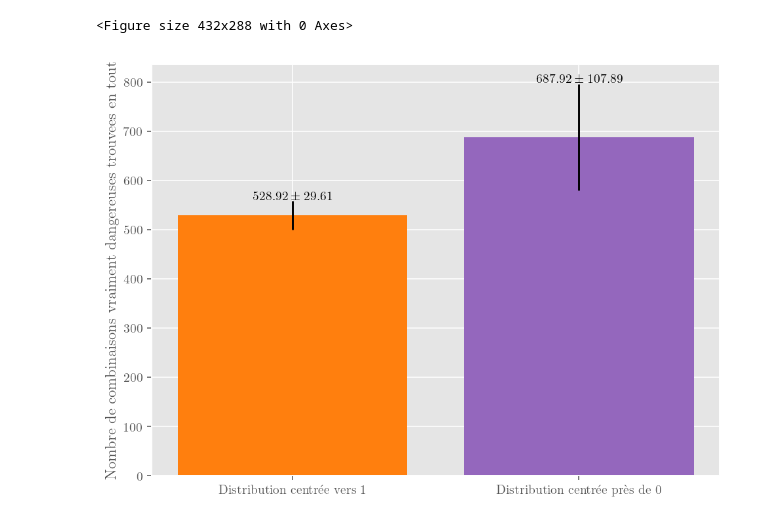
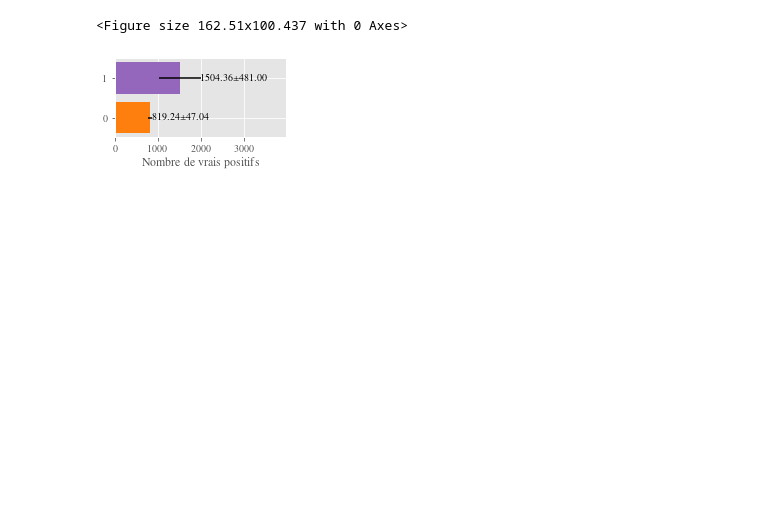
Before and after one commit to Quoding/optimneuralbandits, a Jupyter notebook: testing/viz/vizualize_perf_metrics_aaai.ipynb, the cells around one changed output. Cells and saved outputs as stored; diff of their text form; code cells hidden in the pictures; blank space fills up the shorter version.

```diff
--- a/testing/viz/vizualize_perf_metrics_aaai.ipynb
+++ b/testing/viz/vizualize_perf_metrics_aaai.ipynb
@@ -63,0 +96,18 @@ upper_lim = 30100
+# %%
+# figsize = viz_config.set_size(300)
+figsize = None
+flag_two = True
+experiments = ['DE_500_rx_100000_combis_10_patterns_23_bs64_warmup10000_nmembers32_valnoval_ldsFalse_trainevery10_patience100_usedecay_lrplateau_layers1_withnoise_exactdecay_expl1', 'DE_500_rx_100000_combis_10_patterns_skew0_35_bs64_warmup10000_nmembers32_valnoval_ldsFalse_trainevery10_patience100_usedecay_lrplateau_layers1_withnoise_exactdecay_expl1']
+Ns = [10000, 10000]
+datasets = ['500_rx_100000_combis_10_patterns_23', '500_rx_100000_combis_10_patterns_skew0_35']
+labels = ['Neutral', 'Protective']
+colors = ["tab:orange", "tab:purple"]
+styles = ['-' for label in labels]
+
+labels_fn = "vs"
+interval = 200
+upper_lim = 30100
+
+plt.rcParams['text.latex.preamble'] = r"""\usepackage{type1cm}
+\usepackage{newtxtext}
+\usepackage[varvw]{newtxmath}"""
@@ -147,38 +322,47 @@ for metric in metrics_to_eval:
 # %%
-handles, labels = ax2.get_legend_handles_labels()
-leg = plt.figure("legend")
+handles, labels = ax.get_legend_handles_labels()
+figsize_leg = viz_config.set_size(332.89723, 0.49)
+leg = plt.figure("legend", figsize=figsize_leg)
 leg.legend(handles, labels, loc='center')
+# leg.show()
 leg.savefig('images/polypharmacy/perf/legend.pdf', format='pdf')
 # %% [output]
-<Figure size 432x288 with 0 Axes>
+<Figure size 162.51x100.437 with 0 Axes>
 # %%
 # Plot ratio found pat
 metric = "n_inter_alls"
 n_inter_means = []
 n_inter_stds = []
 
 for i, exp in enumerate(experiments):
     n_inters = []
     for j in range(n_runs):
         n_inters.append(metrics_dict[exp][metric][j][-1])
 
     n_inters = np.array(n_inters)
     mean = np.nanmean(n_inters)
     n_inter_means.append(mean)
     n_inter_std = np.nanstd(n_inters)
     n_inter_stds.append(n_inter_std)
 
-fig, ax = plt.subplots()
-p1 = ax.bar(list(range(len(labels))), n_inter_means, yerr=n_inter_stds, color=colors)
+fig, ax = plt.subplots(figsize=figsize)
+
+p1 = ax.barh(list(range(len(labels))), n_inter_means, xerr=n_inter_stds, color=colors)
+
+n_inter_means = np.array(n_inter_means)
+n_inter_stds = np.array(n_inter_stds)
+ymax = max(n_inter_means + n_inter_stds)
+ax.set_xlim(0, ymax + ymax )
 
 # plt.xlabel('Graine aleatoire')
-ax.set_xticks(list(range(len(labels))), labels=labels)
-ax.set_ylabel("Nombre de combinaisons vraiment dangereuses trouvees en tout")
-ax.bar_label(p1, labels=[f"${m:.2f} \pm {s:.2f}$" for m, s in zip(n_inter_means, n_inter_stds)])
+# ax.set_xticks(list(range(len(labels))), labels=labels)
+ax.set_xlabel("Nombre de vrais positifs")
+ax.bar_label(p1, labels=[f"${m:.2f}$" + "$\pm$" + f"${s:.2f}$" for m, s in zip(n_inter_means, n_inter_stds)])
+# ax.bar_label(p1, labels=[f"${m:.2f}$" + "\n" + "$\pm$" + "\n" +f"${s:.2f}$" for m, s in zip(n_inter_means, n_inter_stds)])
 plt.tight_layout()
 plt.savefig(f'images/polypharmacy/perf/{prefix}_{metric}_{labels_fn}.pdf', format="pdf")
 # %% [output]
-[figure, old version]
+[figure, new version]
 # %%
 # Plot ratio found pat
 metric = "all_flagged_risks"
```
Also changed, not shown: parts of 12 cells of this notebook, 6 other files.
